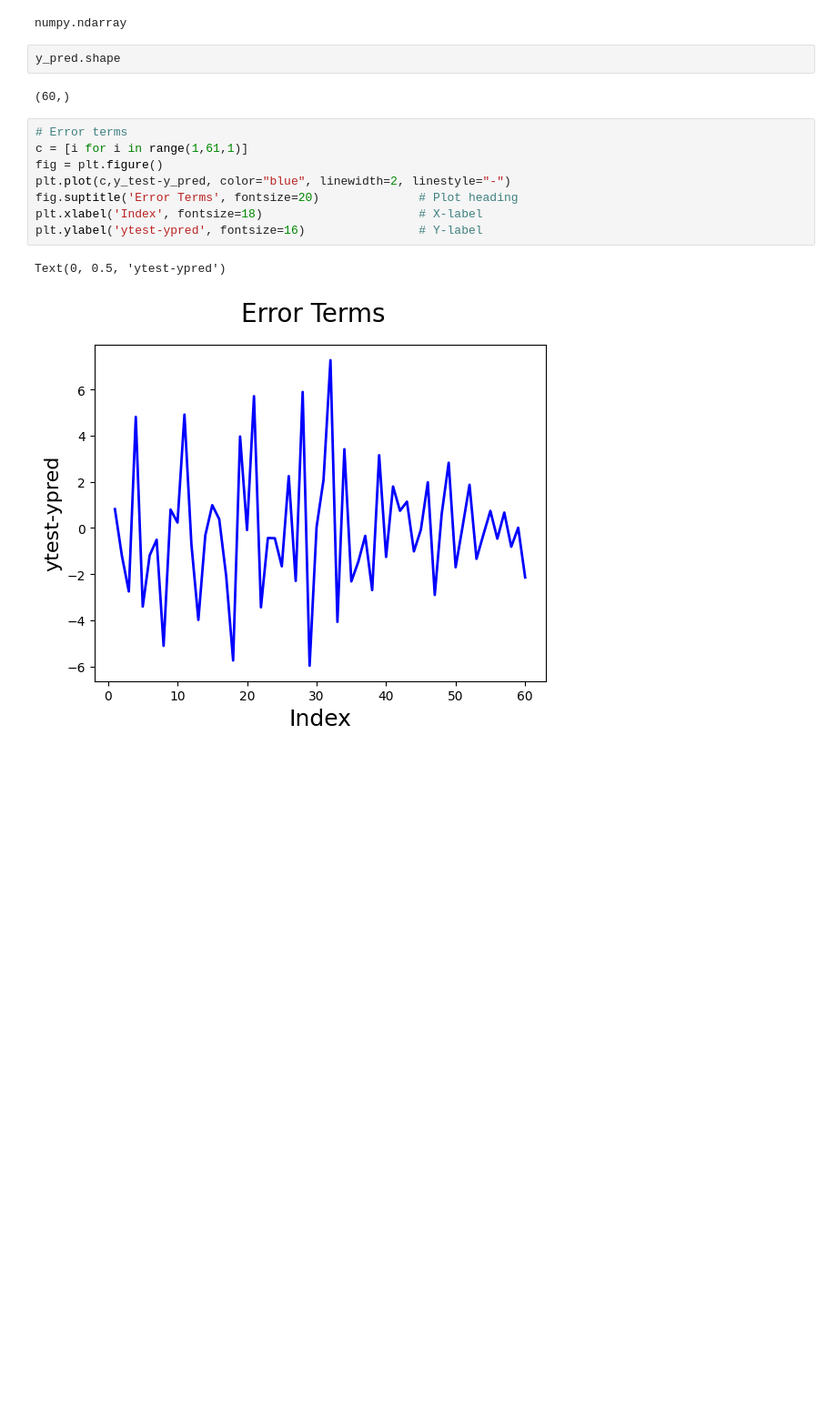
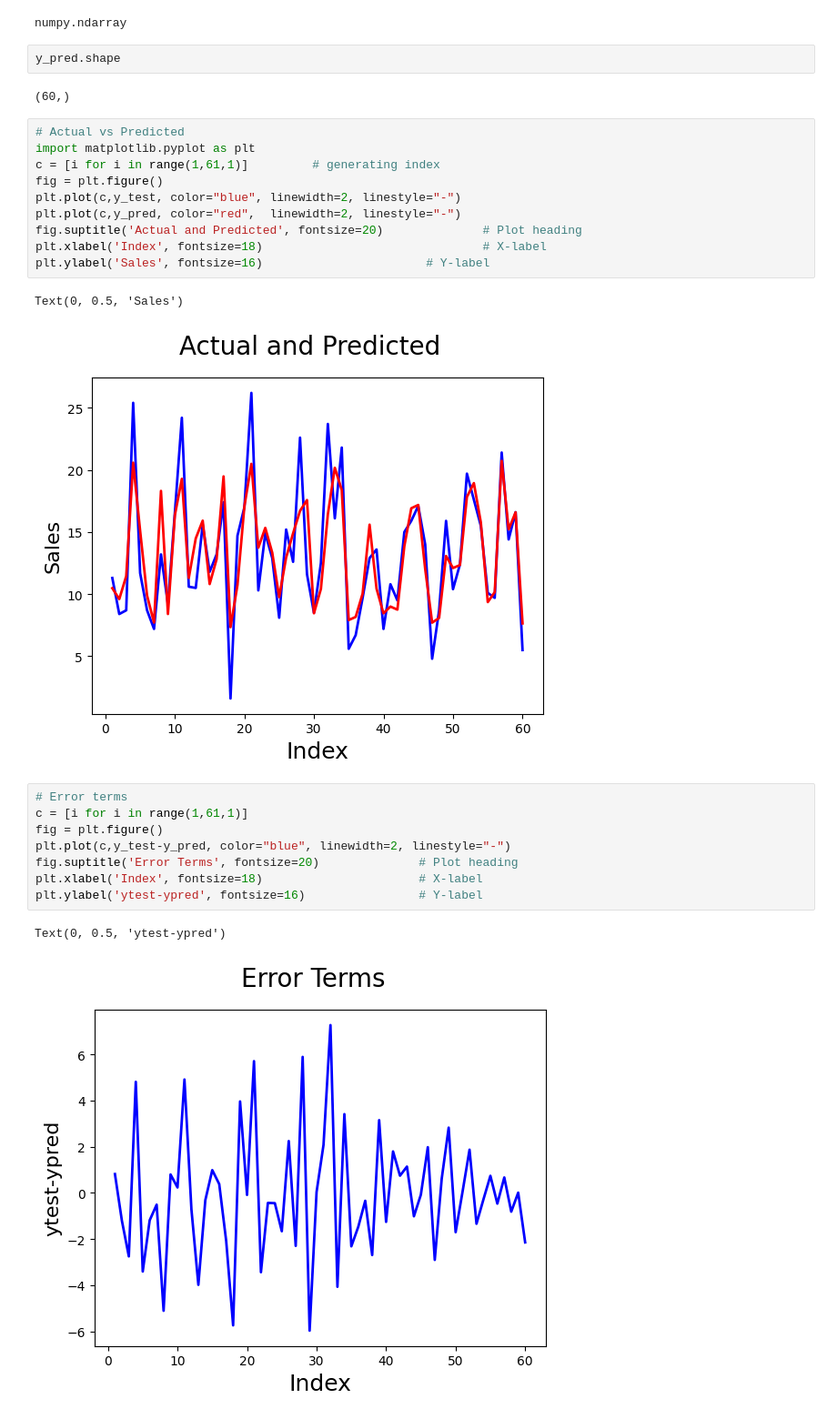
Before and after one commit to mugishamichaelfred/AI-and-Data-Analytics-course-repo, a Jupyter notebook: Case study linear regression.ipynb, the cells around one changed output. Shown: that part at 91% size. Cells and saved outputs as stored; diff of their text form; blank space fills up the shorter version.

```diff
--- a/Case study linear regression.ipynb
+++ b/Case study linear regression.ipynb
@@ -120,6 +120,19 @@ numpy.ndarray
 y_pred.shape
 # %% [output]
 (60,)
+# %%
+# Actual vs Predicted
+import matplotlib.pyplot as plt
+c = [i for i in range(1,61,1)]         # generating index
+fig = plt.figure()
+plt.plot(c,y_test, color="blue", linewidth=2, linestyle="-")
+plt.plot(c,y_pred, color="red",  linewidth=2, linestyle="-")
+fig.suptitle('Actual and Predicted', fontsize=20)              # Plot heading
+plt.xlabel('Index', fontsize=18)                               # X-label
+plt.ylabel('Sales', fontsize=16)                       # Y-label
+# %% [output]
+Text(0, 0.5, 'Sales')
+[figure, added]
 # %%
 # Error terms
 c = [i for i in range(1,61,1)]
```
